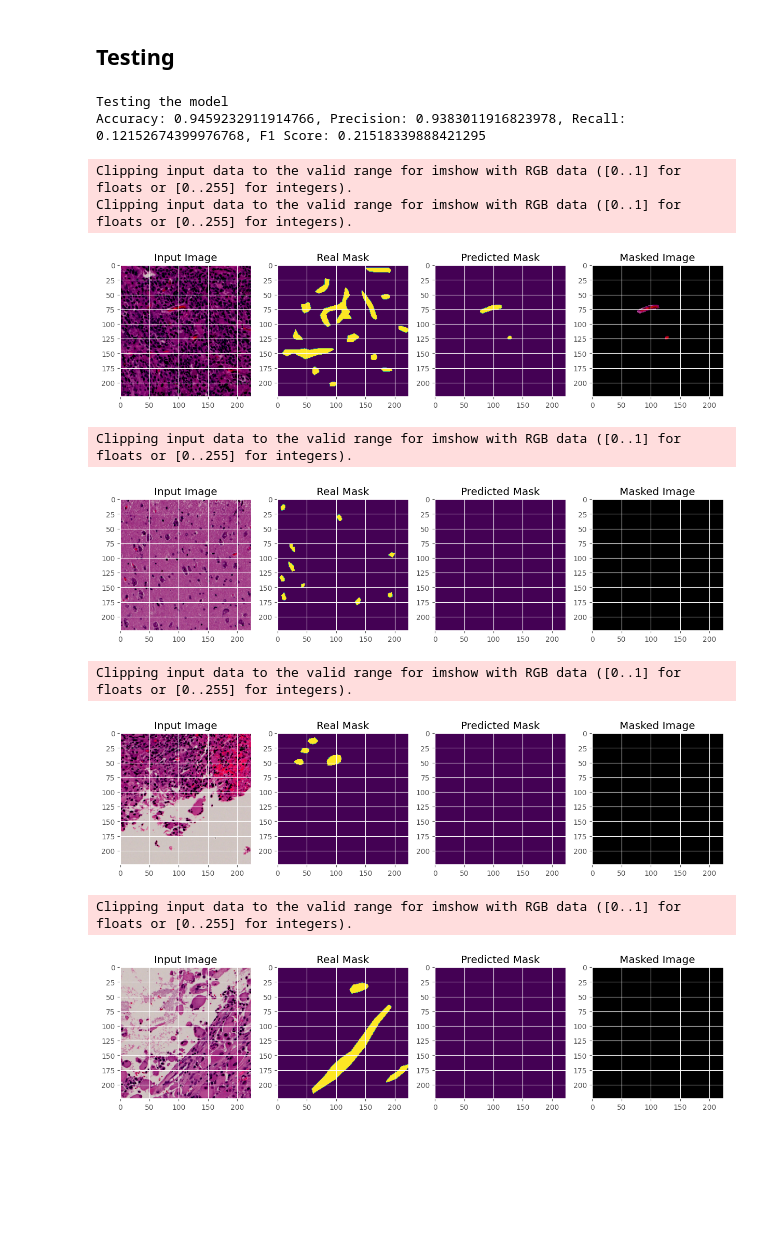
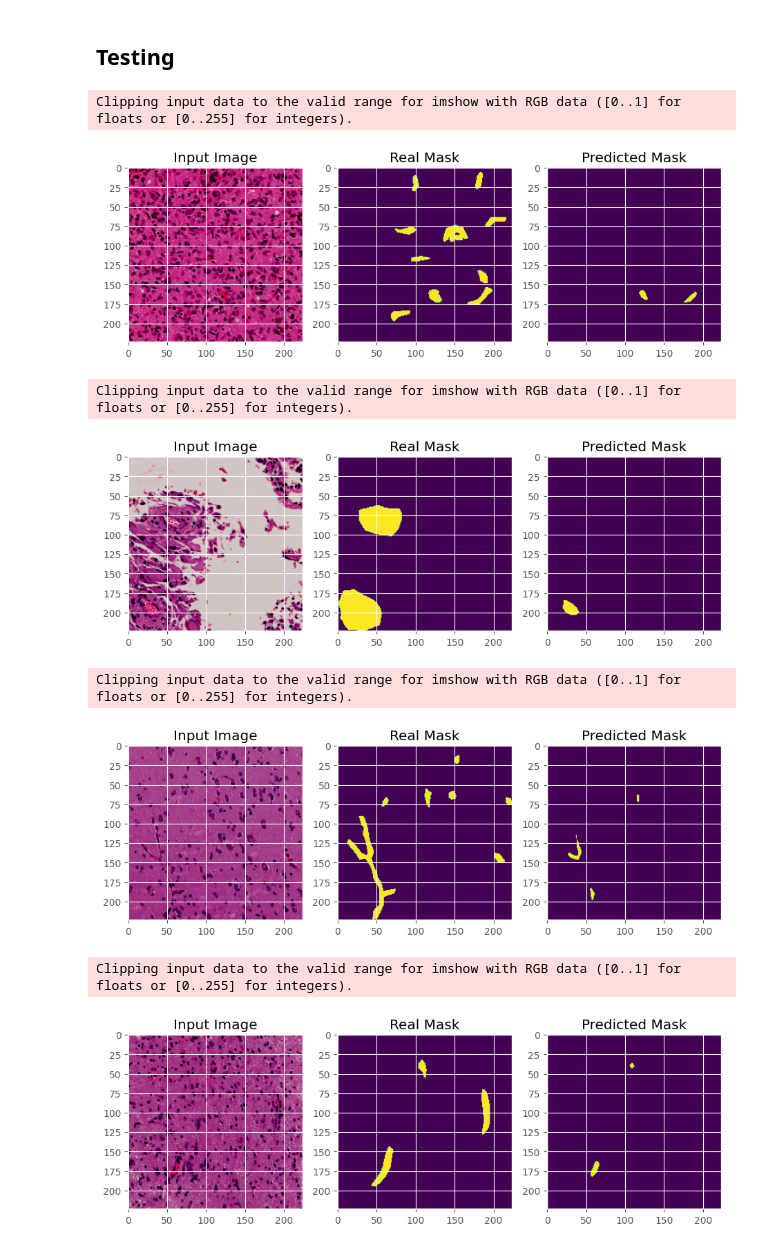
Before and after one commit to Tikai7/Blood-Vessel-Detection, a Jupyter notebook: src/Experiment.ipynb, the cells around one changed output. Cells and saved outputs as stored; diff of their text form; code cells hidden in the pictures; blank space fills up the shorter version.

```diff
--- a/src/Experiment.ipynb
+++ b/src/Experiment.ipynb
@@ -269,20 +300,19 @@ trainer.plot_precision_recall(precision, recall, val_p, val_r)
 # %% [markdown]
 ## Testing
 # %%
-model_path = f"../res/model_params/{suffix}"
+# model_path = f"../res/model_params/{suffix}"
+encoder_name = 'mit_b4'
+model_path = "../res/model_params/model_with_focal_dice_MIT/model_MITB4_FOCAL_DICE_balanced_augmented_3D"
 
 tester = Tester(state=model_path, test_loader=test_loader, encoder_name=encoder_name)
-tester.evaluate()
+# tester.evaluate()
 tester.predict_loader(test_loader, max_images=10, has_target=True)
 # %% [output]
-Testing the model
-Accuracy: 0.9459232911914766, Precision: 0.9383011916823978, Recall: 0.12152674399976768, F1 Score: 0.21518339888421295
+Clipping input data to the valid range for imshow with RGB data ([0..1] for floats or [0..255] for integers).
+[figure, new version]
 Clipping input data to the valid range for imshow with RGB data ([0..1] for floats or [0..255] for integers).
-Clipping input data to the valid range for imshow with RGB data ([0..1] for floats or [0..255] for integers).
-[figure, old version]
+[figure, new version]
 Clipping input data to the valid range for imshow with RGB data ([0..1] for floats or [0..255] for integers).
-[figure, old version]
+[figure, new version]
 Clipping input data to the valid range for imshow with RGB data ([0..1] for floats or [0..255] for integers).
-[figure, old version]
-Clipping input data to the valid range for imshow with RGB data ([0..1] for floats or [0..255] for integers).
-[figure, old version]
+[figure, new version]
```
Also changed, not shown: parts of 8 cells of this notebook, 15 other files.
